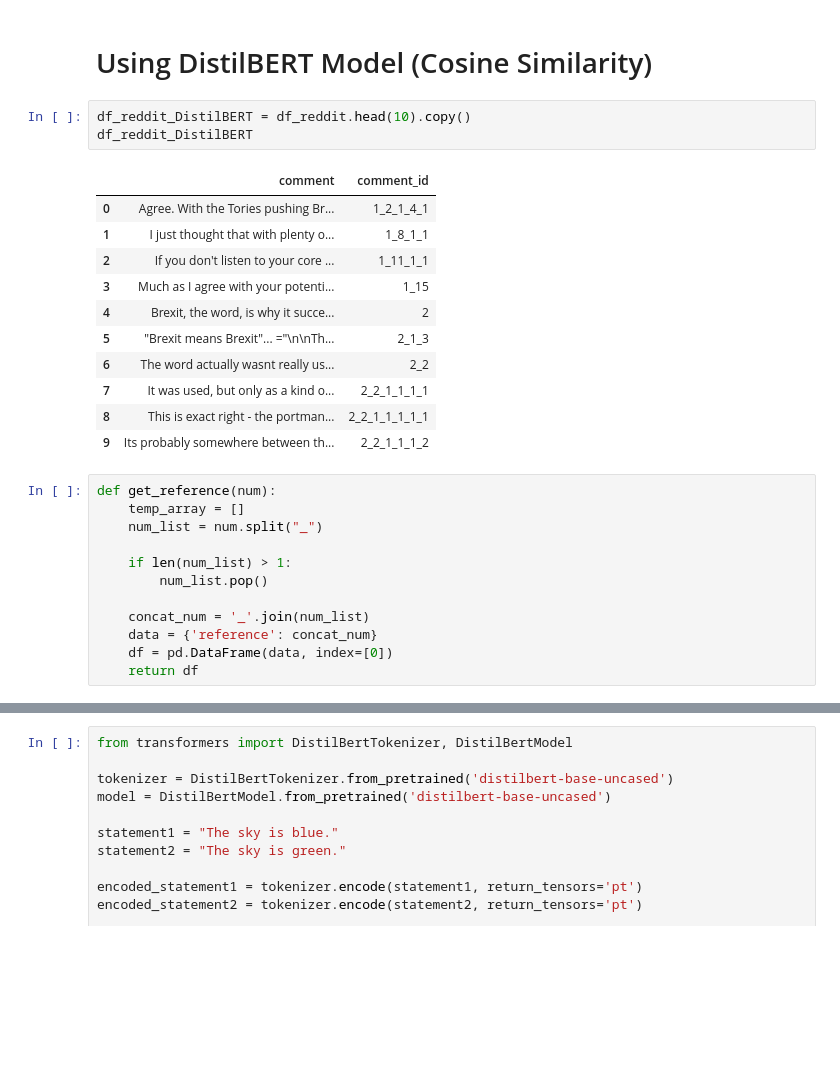
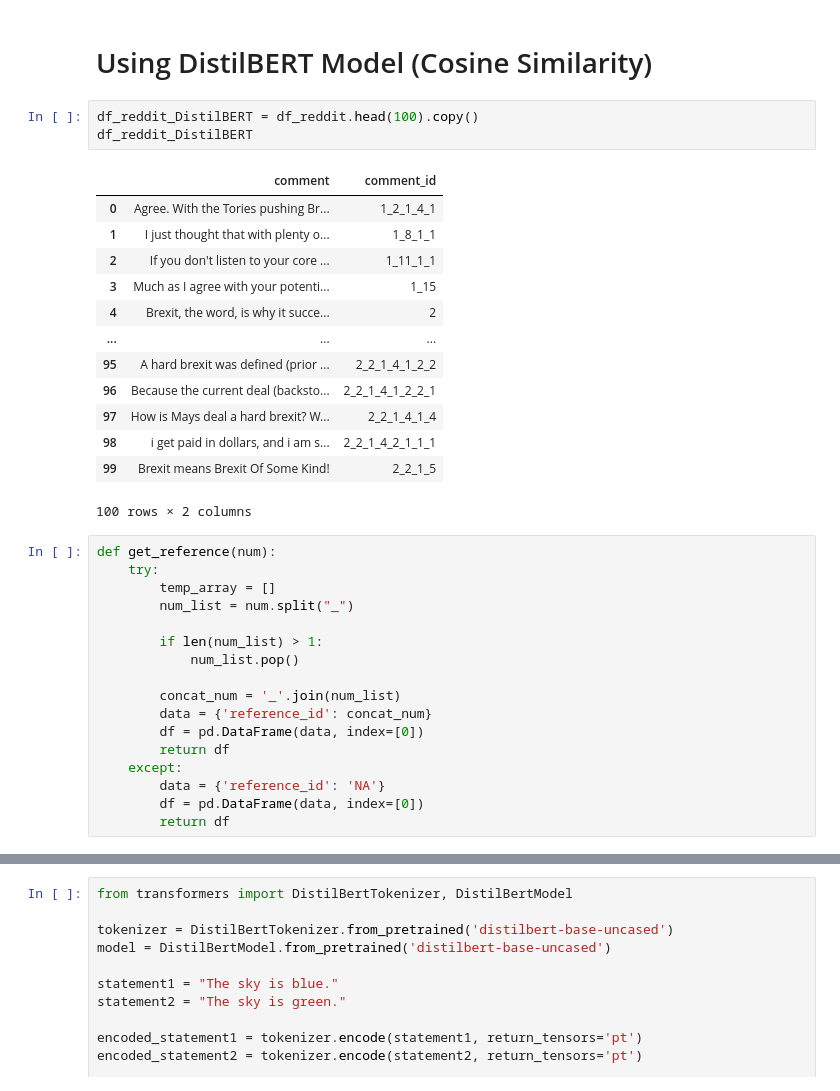
Before and after one commit to andrewtpei/Sentipedia, a Jupyter notebook: notebooks/Initial Data Analysis (Reddit csv).ipynb, the cells around one changed output, grey strips where cells are left out. Saved outputs shown, nothing was run; the diff lists cells and outputs as text; blank space fills up the shorter version.

Commit message:
work on data analysis

```diff
--- a/notebooks/Initial Data Analysis (Reddit csv).ipynb
+++ b/notebooks/Initial Data Analysis (Reddit csv).ipynb
@@ -161,31 +161,38 @@ SequenceClassifierOutput(loss=None, logits=tensor([[-0.1000, -0.0733]], grad_fn=
 # %% [markdown]
 # Using DistilBERT Model (Cosine Similarity)
 # %%
-df_reddit_DistilBERT = df_reddit.head(10).copy()
+df_reddit_DistilBERT = df_reddit.head(100).copy()
 df_reddit_DistilBERT
 # %% [output]
 |  | comment | comment_id |
 | 0 | Agree. With the Tories pushing Br... | 1_2_1_4_1 |
 | 1 | I just thought that with plenty o... | 1_8_1_1 |
 | 2 | If you don't listen to your core ... | 1_11_1_1 |
 | 3 | Much as I agree with your potenti... | 1_15 |
 | 4 | Brexit, the word, is why it succe... | 2 |
-| 5 | "Brexit means Brexit"... ="\n\nTh... | 2_1_3 |
-| 6 | The word actually wasnt really us... | 2_2 |
-| 7 | It was used, but only as a kind o... | 2_2_1_1_1_1 |
-| 8 | This is exact right - the portman... | 2_2_1_1_1_1_1 |
-| 9 | Its probably somewhere between th... | 2_2_1_1_1_2 |
+| ... | ... | ... |
+| 95 | A hard brexit was defined (prior ... | 2_2_1_4_1_2_2 |
+| 96 | Because the current deal (backsto... | 2_2_1_4_1_2_2_1 |
+| 97 | How is Mays deal a hard brexit? W... | 2_2_1_4_1_4 |
+| 98 | i get paid in dollars, and i am s... | 2_2_1_4_2_1_1_1 |
+| 99 | Brexit means Brexit Of Some Kind! | 2_2_1_5 |
+100 rows × 2 columns
 # %%
 def get_reference(num):
-    temp_array = []
-    num_list = num.split("_")
+    try:
+        temp_array = []
+        num_list = num.split("_")
 
-    if len(num_list) > 1:
-        num_list.pop()
+        if len(num_list) > 1:
+            num_list.pop()
 
-    concat_num = '_'.join(num_list)
-    data = {'reference': concat_num}
-    df = pd.DataFrame(data, index=[0])
-    return df
+        concat_num = '_'.join(num_list)
+        data = {'reference_id': concat_num}
+        df = pd.DataFrame(data, index=[0])
+        return df
+    except:
+        data = {'reference_id': 'NA'}
+        df = pd.DataFrame(data, index=[0])
+        return df
 # %%
 df_reference = pd.concat(get_reference(comment_id) for comment_id in df_reddit_DistilBERT['comment_id'])
```
Also changed, not shown: parts of 1 cell of this notebook.
